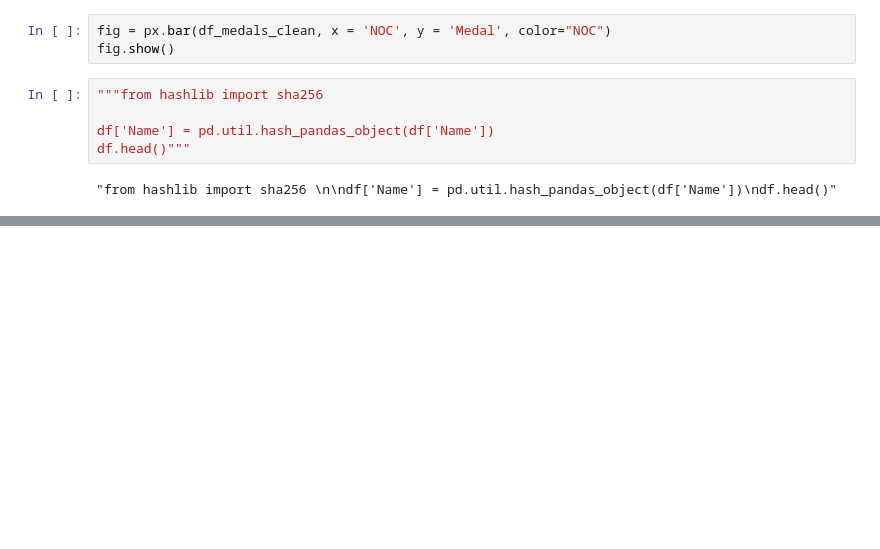
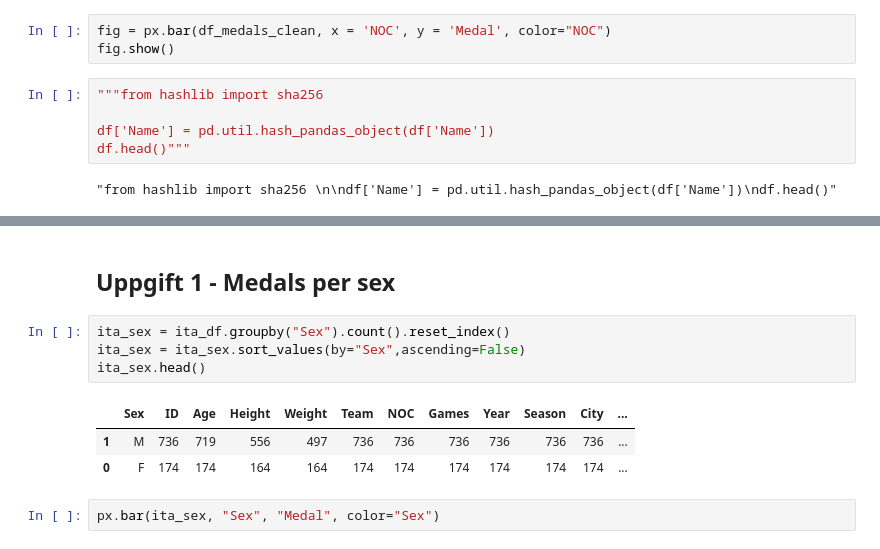
Before and after one commit to marcusbdtf/os-projekt-databehandling, a Jupyter notebook: 0-mar-uppgift.ipynb, the cells around one changed output, grey strips where cells are left out. Cells and saved outputs as stored; diff of their text form; blank space fills up the shorter version.

```diff
--- a/0-mar-uppgift.ipynb
+++ b/0-mar-uppgift.ipynb
@@ -223,0 +225,12 @@ df_hashed.head()
+# %% [markdown]
+## Uppgift 1 - Medals per sex
+# %%
+ita_sex = ita_df.groupby("Sex").count().reset_index()
+ita_sex = ita_sex.sort_values(by="Sex",ascending=False)
+ita_sex.head()
+# %% [output]
+|  | Sex | ID | Age | Height | Weight | Team | NOC | Games | Year | Season | City | ... |
+| 1 | M | 736 | 719 | 556 | 497 | 736 | 736 | 736 | 736 | 736 | 736 | ... |
+| 0 | F | 174 | 174 | 164 | 164 | 174 | 174 | 174 | 174 | 174 | 174 | ... |
+# %%
+px.bar(ita_sex, "Sex", "Medal", color="Sex")
```
Also changed, not shown: parts of 19 cells of this notebook.
